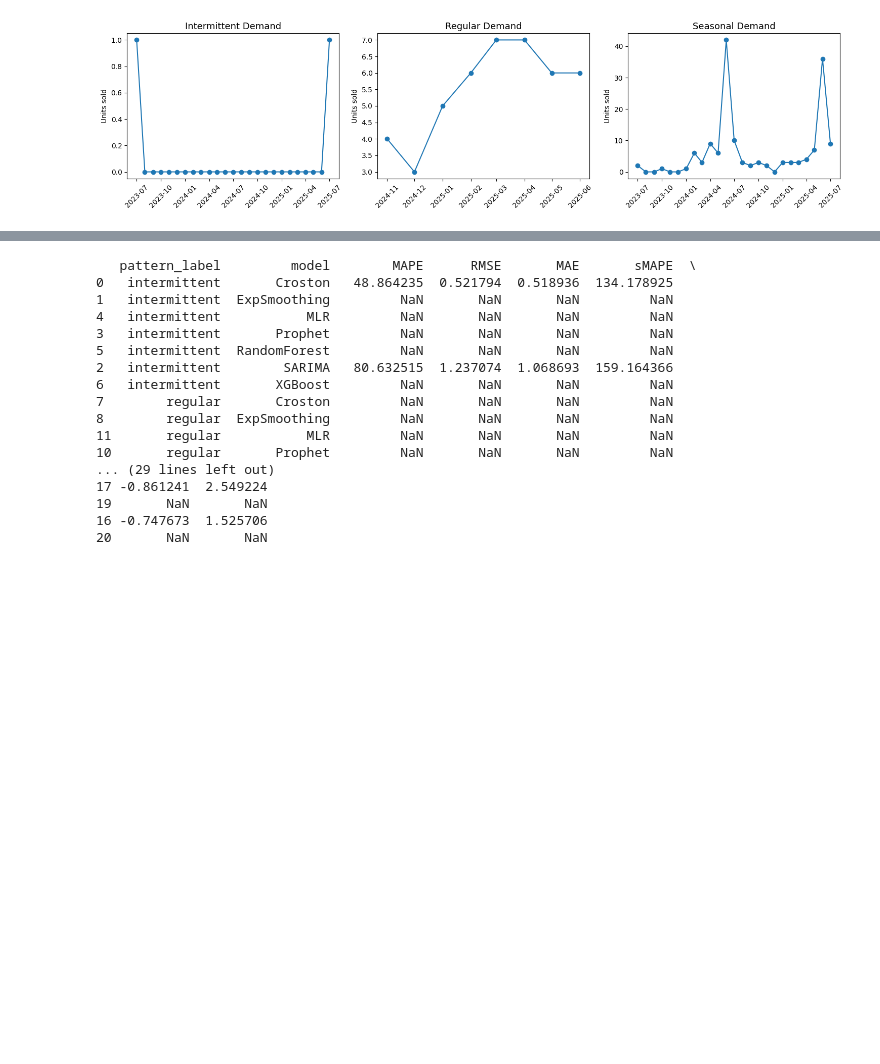
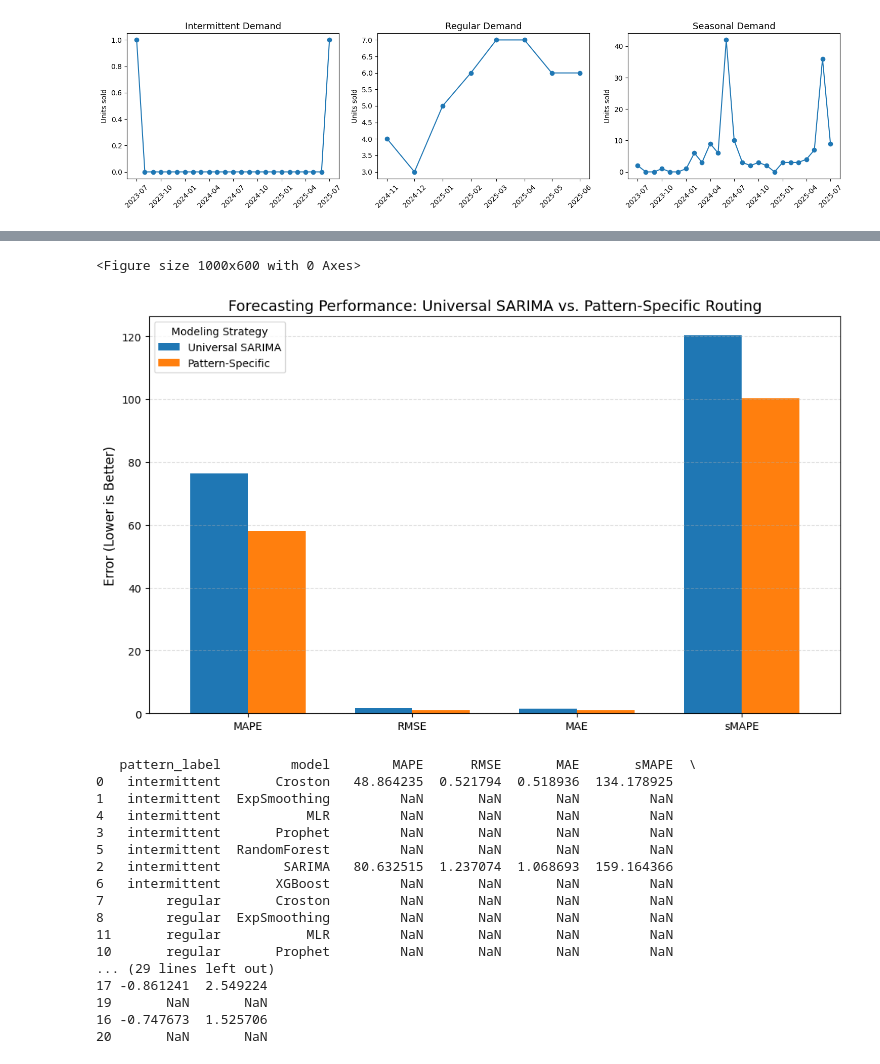
Before and after one commit to shift-gtown-2025/dsan-capstone-2025, a Jupyter notebook: code/project1_analysis.ipynb, the cells around one changed output, grey strips where cells are left out. Saved outputs shown, nothing was run; the diff lists cells and outputs as text; code cells hidden in the pictures; blank space fills up the shorter version.

```diff
--- a/code/project1_analysis.ipynb
+++ b/code/project1_analysis.ipynb
@@ -405,3 +511,68 @@ ML skipped for 02a6faa8-5940-450f-9da1-29a78f806f05_eabaaf99-d080-4833-9910-9371
+# %%
+
+
+# ----------- 1. Compute universal SARIMA performance --------------
+sarima_overall = (
+    results_df[results_df["model"] == "SARIMA"]
+        [["MAPE", "RMSE", "MAE", "sMAPE", "Bias", "MASE"]]
+        .mean()
+)
+
+# ----------- 2. Compute pattern-specific routing performance -------
+pattern_best_metrics = []
+
+for pattern in results_df["pattern_label"].unique():
+    subset = results_df[results_df["pattern_label"] == pattern]
+
+    # find best model by lowest MAPE in that pattern
+    best_model = (
+        subset.groupby("model")["MAPE"].mean()
+              .idxmin()
+    )
+
+    best_metrics = (
+        subset[subset["model"] == best_model]
+              [["MAPE", "RMSE", "MAE", "sMAPE", "Bias", "MASE"]]
+              .mean()
+    )
+
+    pattern_best_metrics.append(best_metrics)
+
+pattern_specific_overall = sum(pattern_best_metrics) / len(pattern_best_metrics)
+
+# ----------- 3. Compute % improvement ------------------------------
+improvement = (sarima_overall - pattern_specific_overall) / sarima_overall * 100
+
+# ----------- 4. Build comparison dataframe ------------------------
+df_plot = pd.DataFrame({
+    "Universal SARIMA": sarima_overall,
+    "Pattern-Specific": pattern_specific_overall,
+    "% Improvement": improvement
+}).round(2)
+
+# Keep only the main four metrics for the poster
+metrics_to_plot = ["MAPE", "RMSE", "MAE", "sMAPE"]
+df_small = df_plot.loc[metrics_to_plot, ["Universal SARIMA", "Pattern-Specific"]]
+
+# ----------- 5. Plot the bar chart --------------------------------
+plt.figure(figsize=(10, 6))
+df_small.plot(kind="bar", figsize=(10, 6), width=0.7)
+
+plt.title("Forecasting Performance: Universal SARIMA vs. Pattern-Specific Routing",
+          fontsize=14)
+plt.ylabel("Error (Lower is Better)", fontsize=12)
+plt.xticks(rotation=0)
+plt.grid(axis="y", linestyle="--", alpha=0.4)
+
+plt.legend(title="Modeling Strategy")
+plt.tight_layout()
+
+# Save figure
+plt.savefig("../docs/p1/pattern_specific_vs_universal.png", dpi=300)
+plt.show()
+# %% [output]
+<Figure size 1000x600 with 0 Axes>
+[figure, added]
 # %%
 metrics = ["MAPE", "RMSE", "MAE", "sMAPE", "Bias", "MASE"]
 
```
Also changed, not shown: parts of 10 cells of this notebook, 41 other files.
